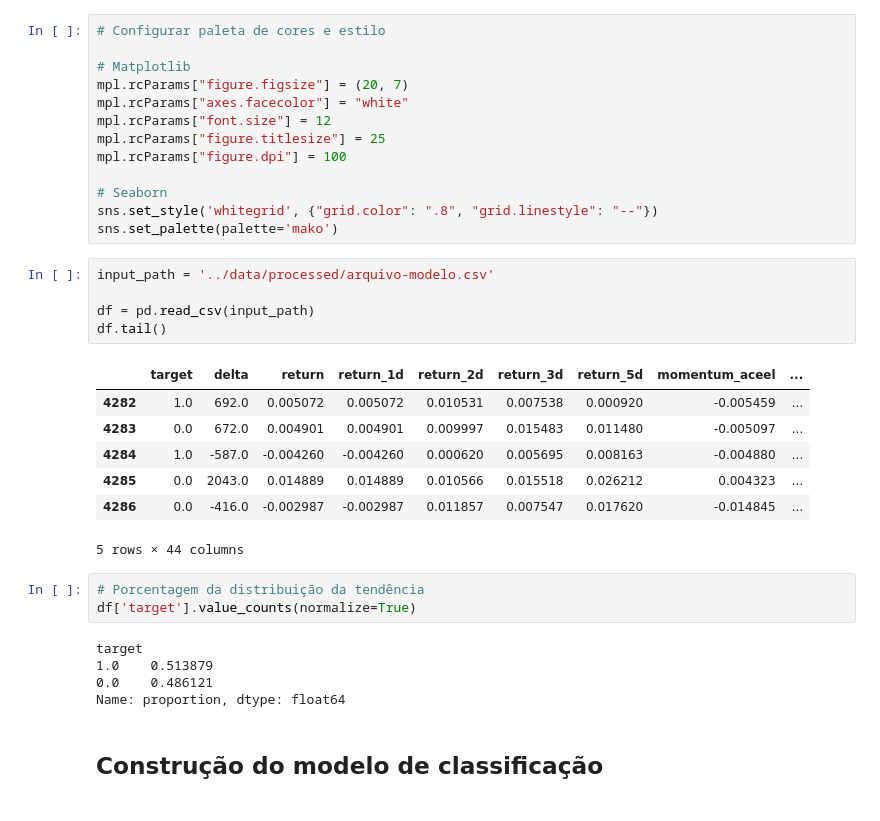
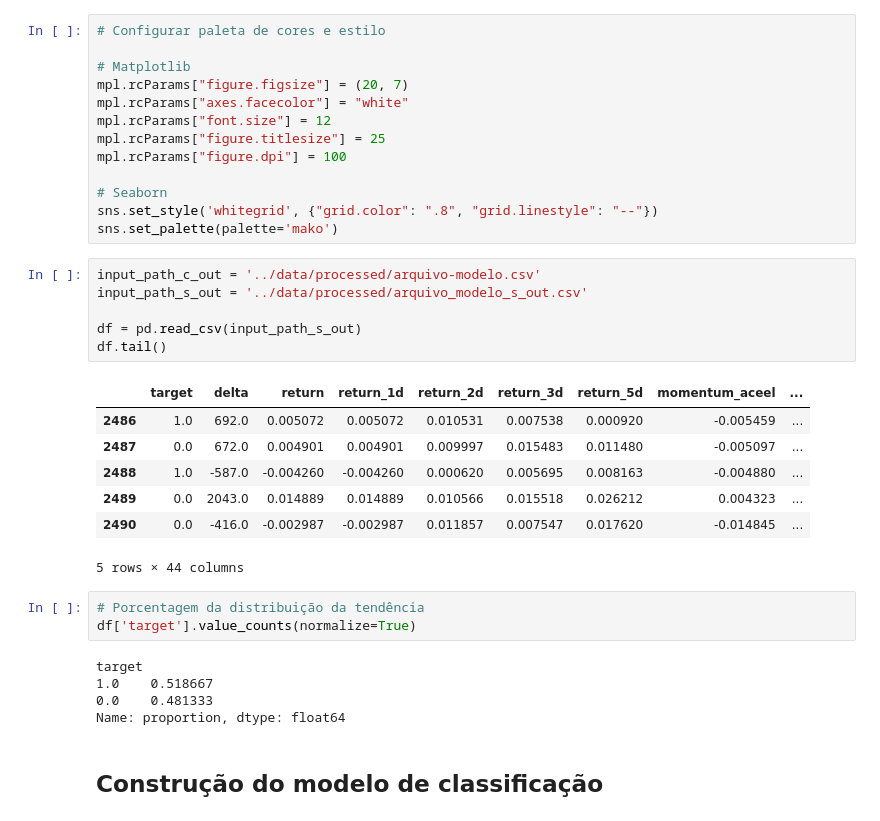
Before and after one commit to JacksonvBarbosa/Analise_Indice_Ibovespa, a Jupyter notebook: notebooks/03.1-classification-modeling-and-evaluation-notebook copy.ipynb, the cells around one changed output. Saved outputs shown, nothing was run; the diff lists cells and outputs as text.

```diff
--- a/notebooks/03.1-classification-modeling-and-evaluation-notebook copy.ipynb
+++ b/notebooks/03.1-classification-modeling-and-evaluation-notebook copy.ipynb
@@ -33,25 +34,26 @@ mpl.rcParams["figure.dpi"] = 100
 sns.set_style('whitegrid', {"grid.color": ".8", "grid.linestyle": "--"})
 sns.set_palette(palette='mako')
 # %%
-input_path = '../data/processed/arquivo-modelo.csv'
+input_path_c_out = '../data/processed/arquivo-modelo.csv'
+input_path_s_out = '../data/processed/arquivo_modelo_s_out.csv'
 
-df = pd.read_csv(input_path)
+df = pd.read_csv(input_path_s_out)
 df.tail()
 # %% [output]
 |  | target | delta | return | return_1d | return_2d | return_3d | return_5d | momentum_aceel | ... |
-| 4282 | 1.0 | 692.0 | 0.005072 | 0.005072 | 0.010531 | 0.007538 | 0.000920 | -0.005459 | ... |
-| 4283 | 0.0 | 672.0 | 0.004901 | 0.004901 | 0.009997 | 0.015483 | 0.011480 | -0.005097 | ... |
-| 4284 | 1.0 | -587.0 | -0.004260 | -0.004260 | 0.000620 | 0.005695 | 0.008163 | -0.004880 | ... |
-| 4285 | 0.0 | 2043.0 | 0.014889 | 0.014889 | 0.010566 | 0.015518 | 0.026212 | 0.004323 | ... |
-| 4286 | 0.0 | -416.0 | -0.002987 | -0.002987 | 0.011857 | 0.007547 | 0.017620 | -0.014845 | ... |
+| 2486 | 1.0 | 692.0 | 0.005072 | 0.005072 | 0.010531 | 0.007538 | 0.000920 | -0.005459 | ... |
+| 2487 | 0.0 | 672.0 | 0.004901 | 0.004901 | 0.009997 | 0.015483 | 0.011480 | -0.005097 | ... |
+| 2488 | 1.0 | -587.0 | -0.004260 | -0.004260 | 0.000620 | 0.005695 | 0.008163 | -0.004880 | ... |
+| 2489 | 0.0 | 2043.0 | 0.014889 | 0.014889 | 0.010566 | 0.015518 | 0.026212 | 0.004323 | ... |
+| 2490 | 0.0 | -416.0 | -0.002987 | -0.002987 | 0.011857 | 0.007547 | 0.017620 | -0.014845 | ... |
 5 rows × 44 columns
 # %%
 # Porcentagem da distribuição da tendência
 df['target'].value_counts(normalize=True)
 # %% [output]
 target
-1.0    0.513879
-0.0    0.486121
+1.0    0.518667
+0.0    0.481333
 Name: proportion, dtype: float64
 # %% [markdown]
 ## Construção do modelo de classificação
```
Also changed, not shown: parts of 15 cells of this notebook, 8 other files.
